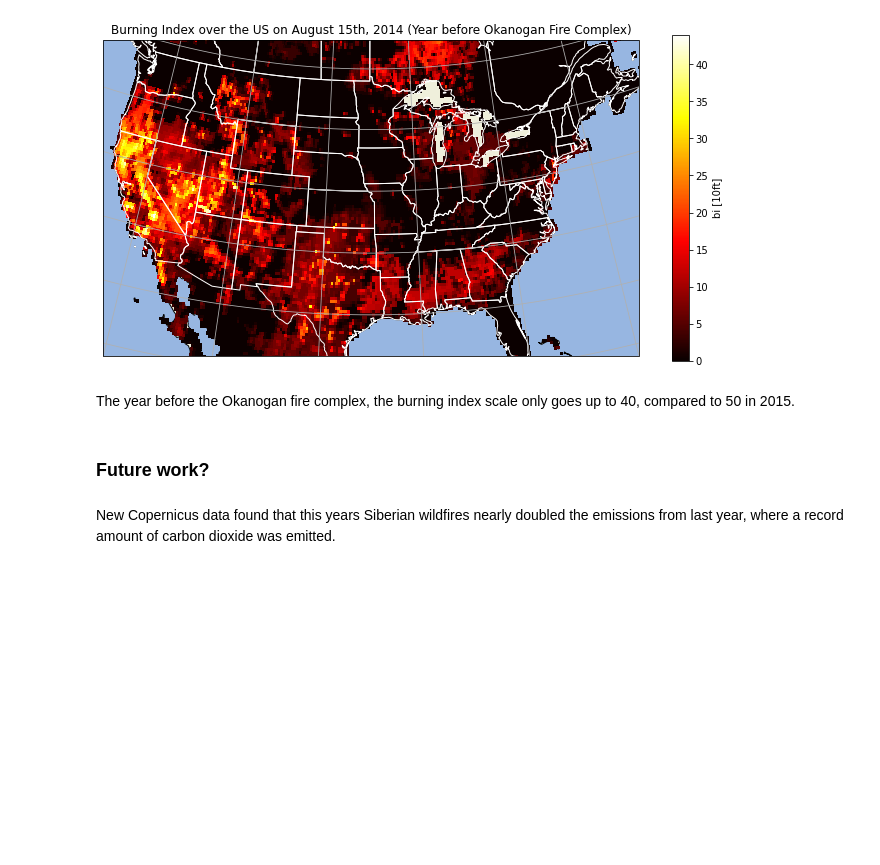
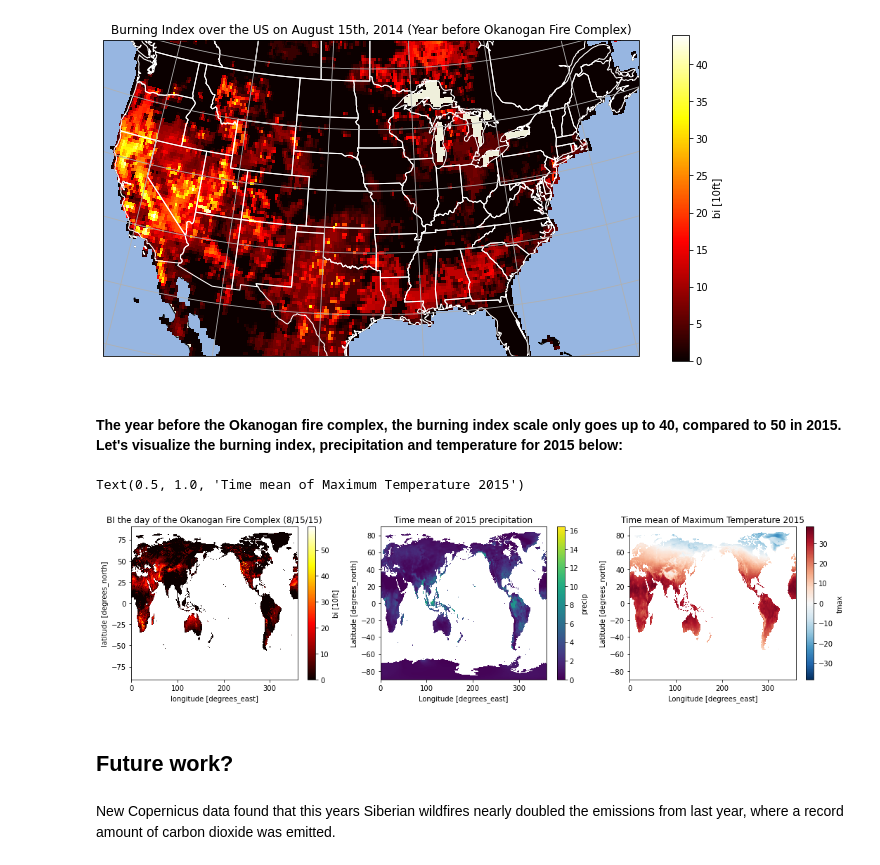
Before and after one commit to SophKJ/finalproject_fall21, a Jupyter notebook: FireFuelEmissions.ipynb, the cells around one changed output. Cells and saved outputs as stored; diff of their text form; code cells hidden in the pictures; blank space fills up the shorter version.

Commit message:
last 3 plots

```diff
--- a/FireFuelEmissions.ipynb
+++ b/FireFuelEmissions.ipynb
@@ -572,8 +547,23 @@ ax.set_title('Burning Index over the US on August 15th, 2014 (Year before Okanog
 Text(0.5, 1.0, 'Burning Index over the US on August 15th, 2014 (Year before Okanogan Fire Complex)')
 [figure]
 # %% [markdown]
-The year before the Okanogan fire complex, the burning index scale only goes up to 40, compared to 50 in 2015.
+#### The year before the Okanogan fire complex, the burning index scale only goes up to 40, compared to 50 in 2015. Let's visualize the burning index, precipitation and temperature for 2015 below:
+# %%
+fig, ax = plt.subplots(ncols=3,figsize=(18,4))
+ax0,ax1,ax2 = ax
+
+cpfd_occ.bi.plot(ax=ax0,cmap='hot')
+ax0.set_title('BI the day of the Okanogan Fire Complex (8/15/15)')
+
+precip_2015.precip.mean('time').plot(ax=ax1)
+ax1.set_title('Time mean of 2015 precipitation')
+
+tmax_2015.tmax.mean('time').plot(ax=ax2)
+ax2.set_title('Time mean of Maximum Temperature 2015')
+# %% [output]
+Text(0.5, 1.0, 'Time mean of Maximum Temperature 2015')
+[figure, added]
 # %% [markdown]
-### Future work?
+## Future work?
 # %% [markdown]
 New Copernicus data found that this years Siberian wildfires nearly doubled the emissions from last year, where a record amount of carbon dioxide was emitted.
```
Also changed, not shown: parts of 8 cells of this notebook.
